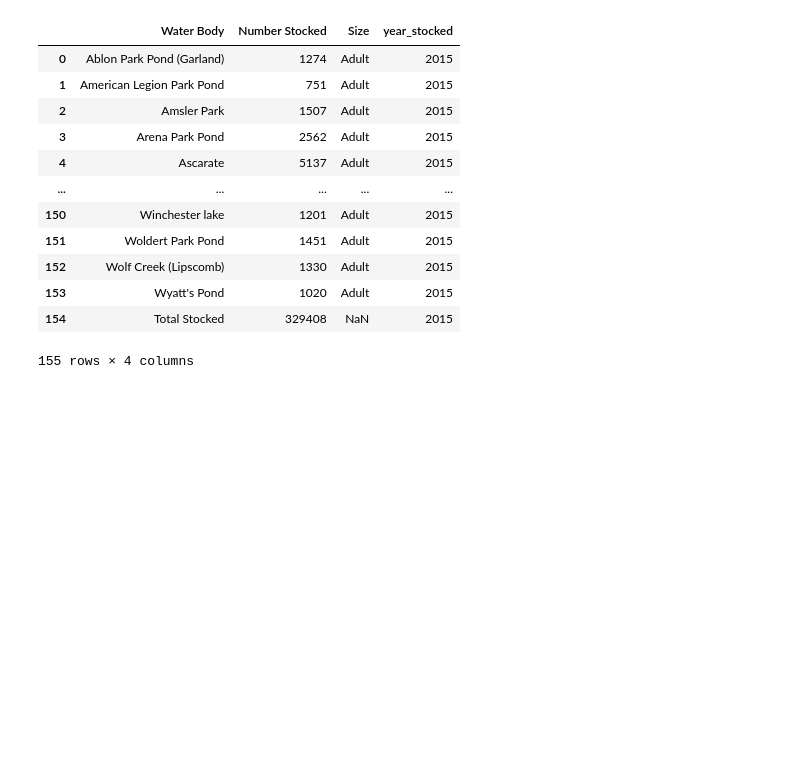
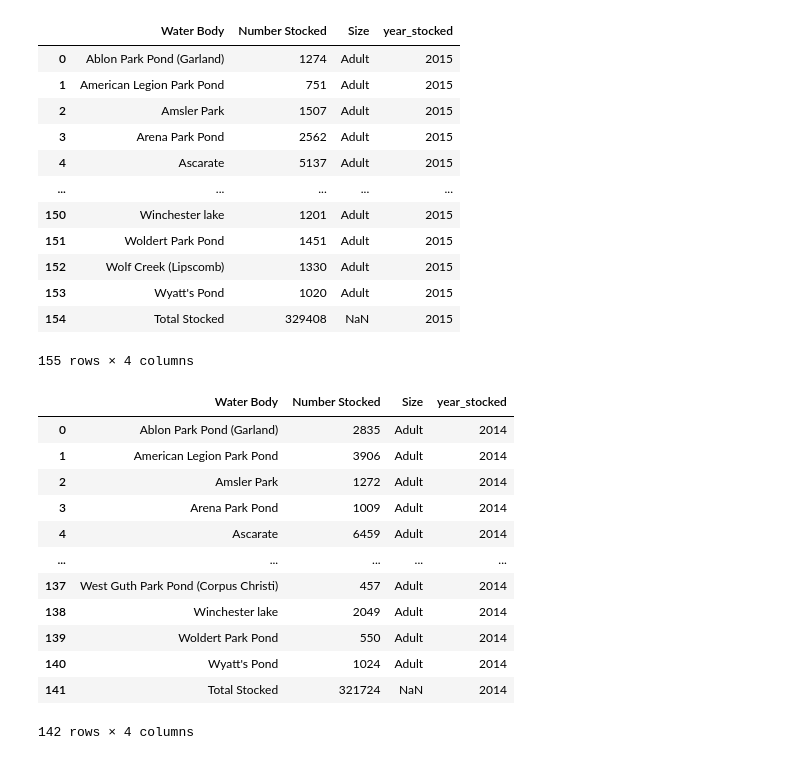
Before and after one commit to NSharick/python-practice, a Jupyter notebook: fish_stocking_webscrape.ipynb, the cells around one changed output. Saved outputs shown, nothing was run; the diff lists cells and outputs as text; code cells hidden in the pictures; blank space fills up the shorter version.

```diff
--- a/fish_stocking_webscrape.ipynb
+++ b/fish_stocking_webscrape.ipynb
@@ -127,3 +127,21 @@ rainbow_trout_2015
 | 153 | Wyatt's Pond | 1020 | Adult | 2015 |
 | 154 | Total Stocked | 329408 | NaN | 2015 |
 155 rows × 4 columns
+# %%
+rainbow_trout_2014 = pd.read_html('https://tpwd.texas.gov/fishboat/fish/action/stock_byspecies.php?timeframe=selectyear&species=0027&year=2014&Submit=Go')[0]
+rainbow_trout_2014['year_stocked'] = '2014'
+rainbow_trout_2014
+# %% [output]
+|  | Water Body | Number Stocked | Size | year_stocked |
+| 0 | Ablon Park Pond (Garland) | 2835 | Adult | 2014 |
+| 1 | American Legion Park Pond | 3906 | Adult | 2014 |
+| 2 | Amsler Park | 1272 | Adult | 2014 |
+| 3 | Arena Park Pond | 1009 | Adult | 2014 |
+| 4 | Ascarate | 6459 | Adult | 2014 |
+| ... | ... | ... | ... | ... |
+| 137 | West Guth Park Pond (Corpus Christi) | 457 | Adult | 2014 |
+| 138 | Winchester lake | 2049 | Adult | 2014 |
+| 139 | Woldert Park Pond | 550 | Adult | 2014 |
+| 140 | Wyatt's Pond | 1024 | Adult | 2014 |
+| 141 | Total Stocked | 321724 | NaN | 2014 |
+142 rows × 4 columns
```
Also changed, not shown: parts of 2 cells of this notebook.
